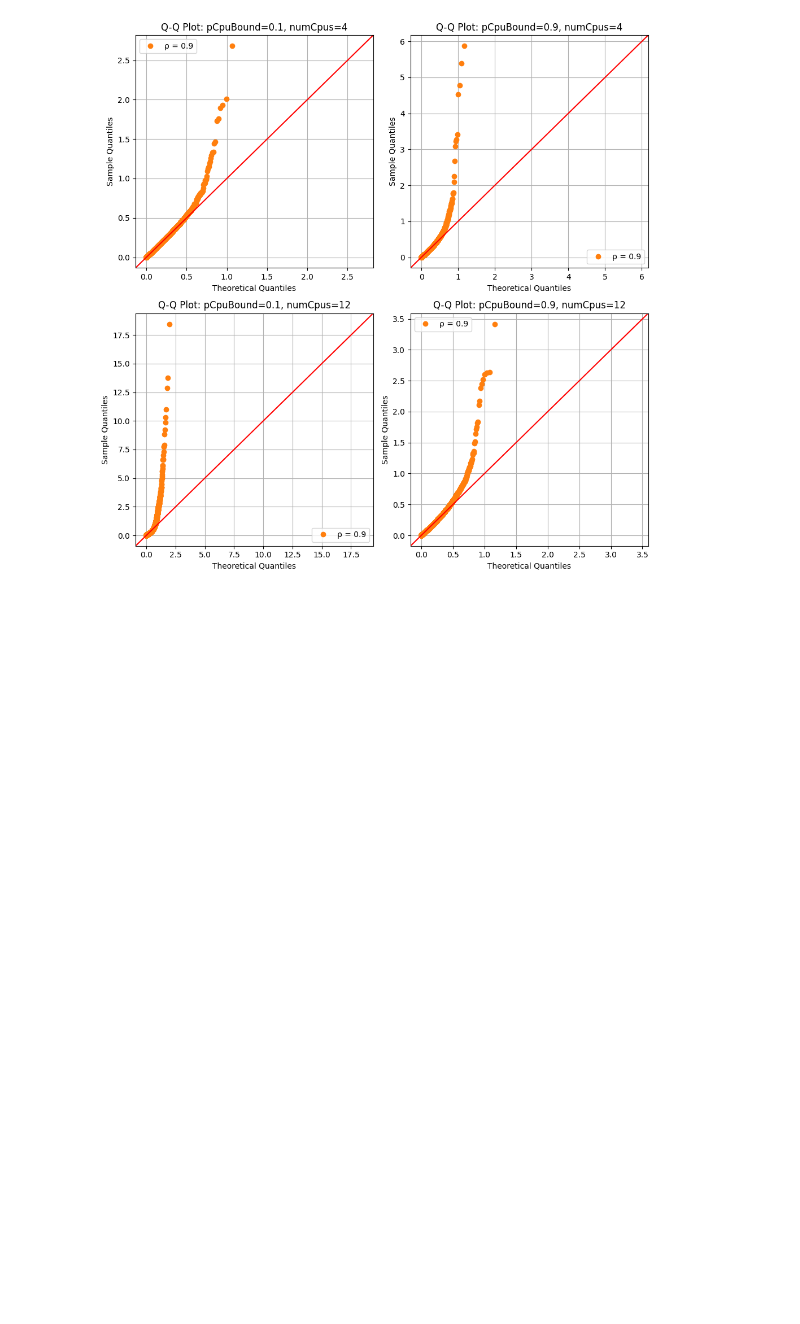
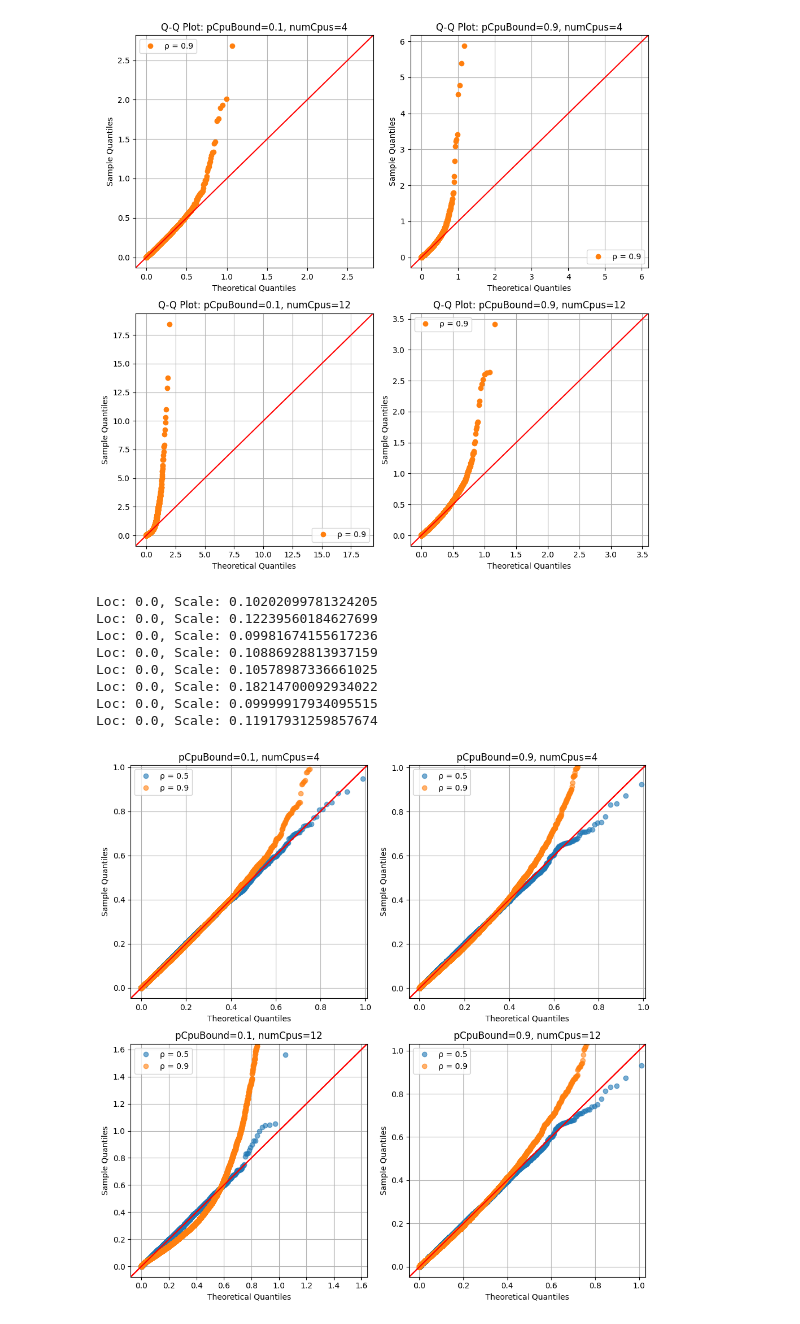
Before and after one commit to Sonic803/multi-core-sched, a Jupyter notebook: python/sjfTurn.ipynb, the cells around one changed output. Drawn from its saved outputs; the diff is of its cells as text; code cells hidden in the pictures; blank space fills up the shorter version.

```diff
--- a/python/sjfTurn.ipynb
+++ b/python/sjfTurn.ipynb
@@ -889,6 +889,57 @@ Shape: 1.015322424320531, loc: 0, scale: 0.10722632095142443
 Shape: 0.8728664542586229, loc: 0, scale: 0.20867682569385537
 Shape: 1.013508482172516, loc: 0, scale: 0.1175908388483427
 [figure]
+# %%
+import statsmodels.api as sm
+from scipy.stats import gamma,expon
+import matplotlib.pyplot as plt
+import numpy as np
+
+# Assuming filtered_array_rho, filtered_dict, getMeasurement, rhoStrings, and colors1 are already defined
+
+# Create subplots
+fig, axs = plt.subplots(2, 2, figsize=(10, 10))
+
+for i, element in enumerate(filtered_array_rho):
+
+    ax, measurementString = getMeasurement(axs, measurement)
+
+    for rhoNum, elementRho in enumerate(element):
+
+        values = elementRho['modules']["Computer.scheduler"][statistic]["values"]
+        measurement = elementRho["measurement"]
+
+        # Fit Gamma distribution to the data
+        loc, scale = expon.fit(values, floc=0)  # Force loc=0 for expon
+
+        print(f"Loc: {loc}, Scale: {scale}")
+
+        # Generate Q-Q plot using statsmodels
+        sm.qqplot(np.array(values), dist=expon,scale=scale, line='45', ax=ax)
+
+
+        ax.get_lines()[rhoNum*2].set_markerfacecolor(colors1[rhoNum])
+        ax.get_lines()[rhoNum*2].set_markeredgecolor(colors1[rhoNum])
+        ax.get_lines()[rhoNum*2].set_alpha(0.6)
+        ax.get_lines()[rhoNum*2].set_label(rhoStrings[rhoNum])
+
+    # Customize plot
+    ax.set_title(f'{measurementString}')
+    ax.grid(True)
+    ax.legend()
+
+plt.tight_layout()
+plt.show()
+# %% [output]
+Loc: 0.0, Scale: 0.10202099781324205
+Loc: 0.0, Scale: 0.12239560184627699
+Loc: 0.0, Scale: 0.09981674155617236
+Loc: 0.0, Scale: 0.10886928813937159
+Loc: 0.0, Scale: 0.10578987336661025
+Loc: 0.0, Scale: 0.18214700092934022
+Loc: 0.0, Scale: 0.09999917934095515
+Loc: 0.0, Scale: 0.11917931259857674
+[figure, added]
 # %%
 # testToUse="""$pCpuBound=0.9, $rho=0.8, $meanProcessDuration=500ms, $numCpus=12, $generationType="exponential", $durationType="exponential", $isFCFS=true"""
 # %%
```
Also changed, not shown: parts of 2 cells of this notebook, 12 other files.
